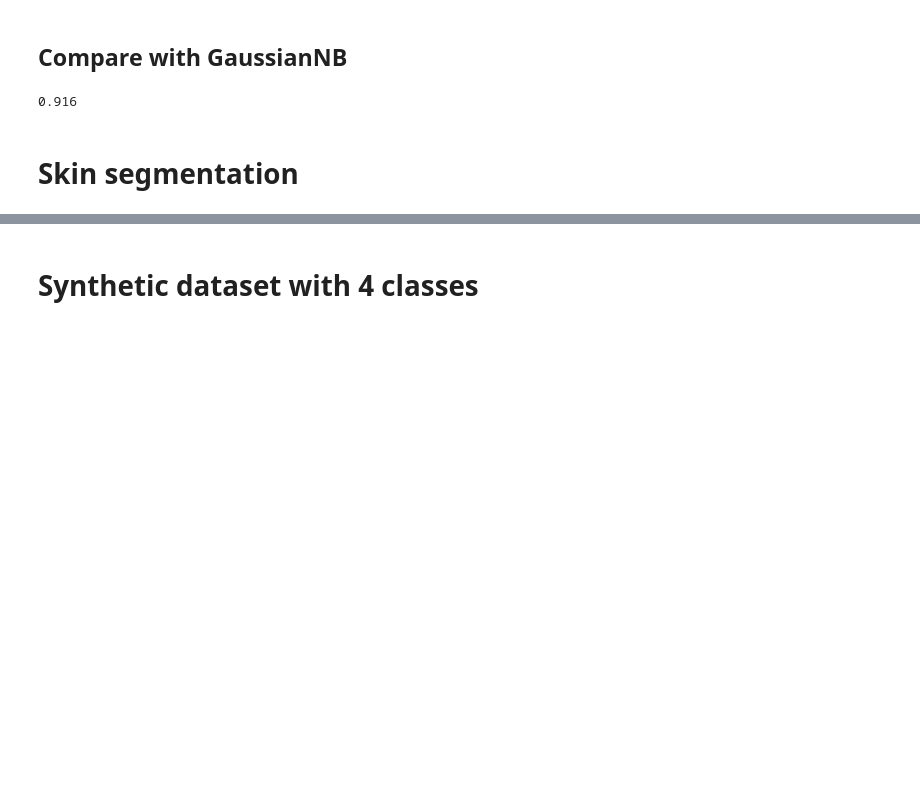
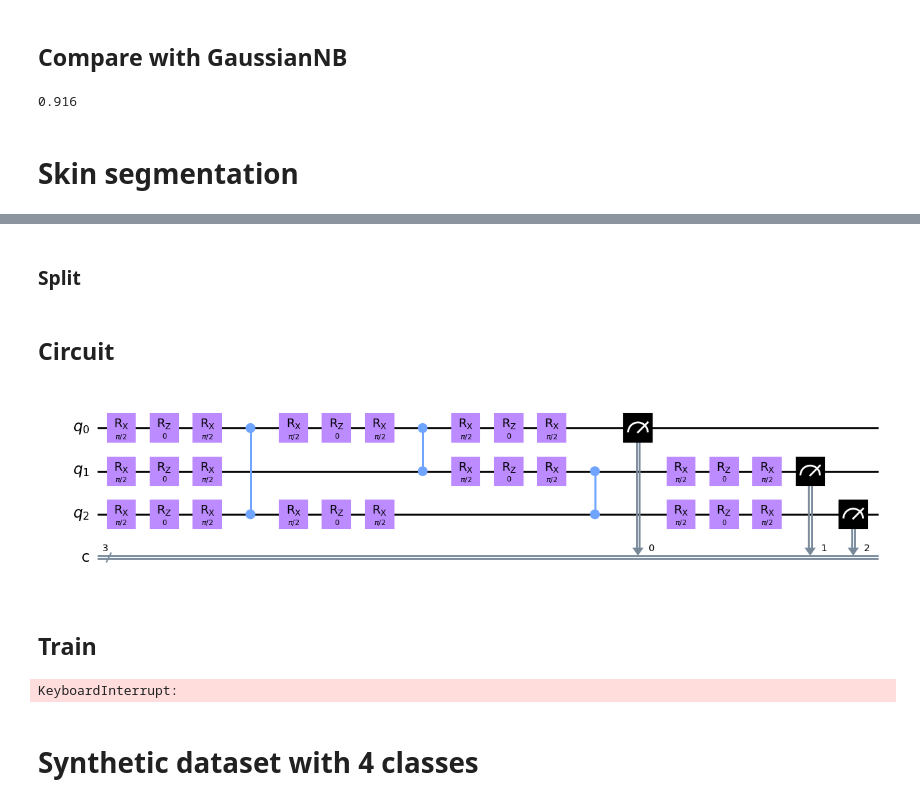
Before and after one commit to GemCarr/QML, a Jupyter notebook: qml.ipynb, the cells around one changed output, grey strips where cells are left out. Saved outputs shown, nothing was run; the diff lists cells and outputs as text; code cells hidden in the pictures; blank space fills up the shorter version.

Commit message:
clean + add skin

```diff
--- a/qml.ipynb
+++ b/qml.ipynb
@@ -511,0 +628,2 @@ score
+# %% [markdown]
+### Split
@@ -512,22 +635,36 @@ score
+# %% [markdown]
+## Circuit
 # %%
 def skinSegCircuit(theta, omega):
-    qc = qiskit.QuantumCircuit(3)
-    psiGate(qc, omega[0], 0)
-    psiGate(qc, omega[1], 1)
-    psiGate(qc, omega[2], 2)
+    qc = qiskit.QuantumCircuit(3, 3)
 
-    qc.cz(0, 2)
+    skin_seg_circuit = qiskit.QuantumCircuit(3)
+    psiGate(skin_seg_circuit, omega[0], 0)
+    psiGate(skin_seg_circuit, omega[1], 1)
+    psiGate(skin_seg_circuit, omega[2], 2)
 
-    psiGate(qc, theta[0], 0)
-    psiGate(qc, theta[1], 2)
+    skin_seg_circuit.cz(0, 2)
 
-    qc.cz(0, 1)
+    psiGate(skin_seg_circuit, theta[0], 0)
+    psiGate(skin_seg_circuit, theta[1], 2)
 
-    psiGate(qc, theta[2], 0)
-    psiGate(qc, theta[3], 1)
+    skin_seg_circuit.cz(0, 1)
 
-    qc.cz(1, 2)
+    psiGate(skin_seg_circuit, theta[2], 0)
+    psiGate(skin_seg_circuit, theta[3], 1)
 
-    psiGate(qc, theta[4], 1)
-    psiGate(qc, theta[5], 2)
+    skin_seg_circuit.cz(1, 2)
+
+    psiGate(skin_seg_circuit, theta[4], 1)
+    psiGate(skin_seg_circuit, theta[5], 2)
+
+    qc.append(skin_seg_circuit, range(3))
+    qc.measure(range(3), range(3))
+
     return qc
+# %%
+skinSegCircuit(np.zeros(6), np.zeros(3)).decompose().draw("mpl", fold=40)
+# %% [output]
+[figure, added]
+# %% [markdown]
+## Train
@@ -533,0 +673,5 @@ def skinSegCircuit(theta, omega):
+# %%
+opt = skin_classifier.fit(X_train, y_train, nshots=250, maxiter=100)
+opt
+# %% [output]
+KeyboardInterrupt:
```
Also changed, not shown: parts of 47 cells of this notebook, 1 other file.
